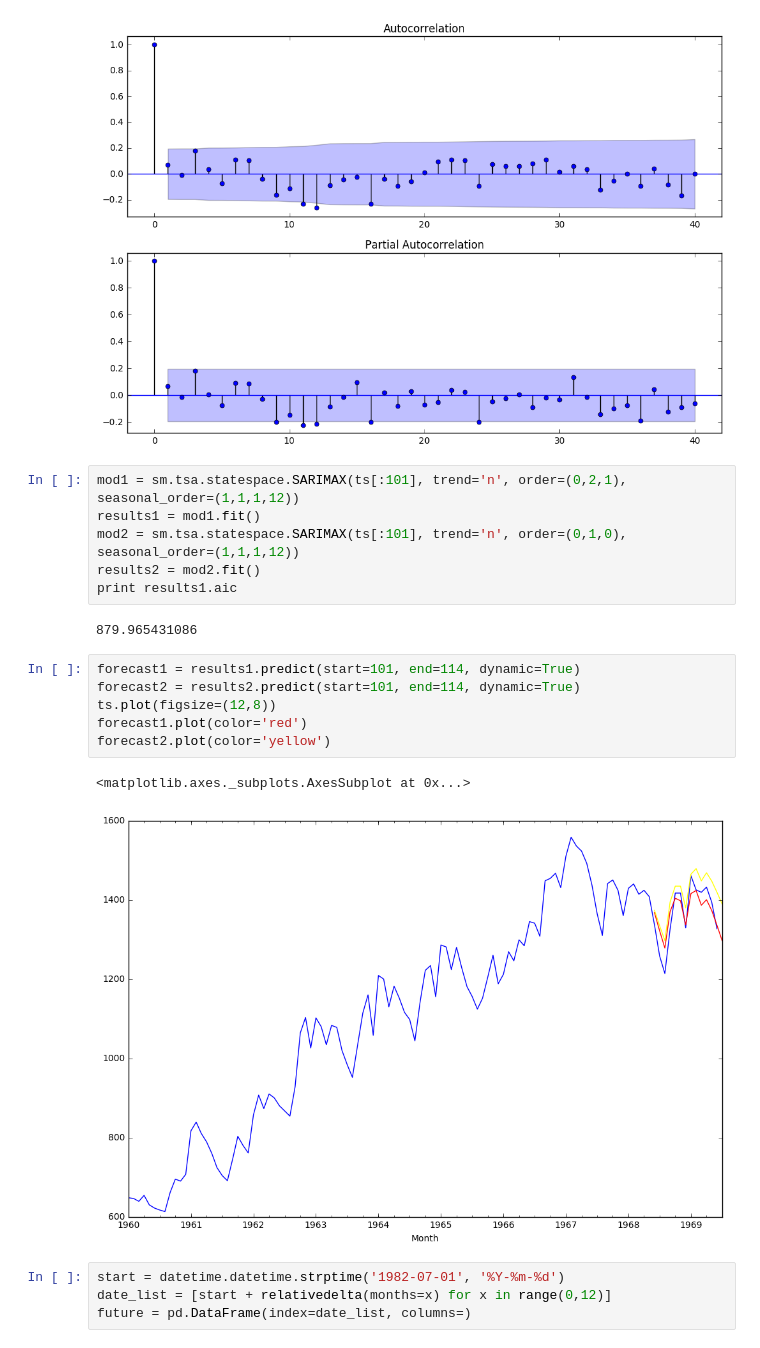
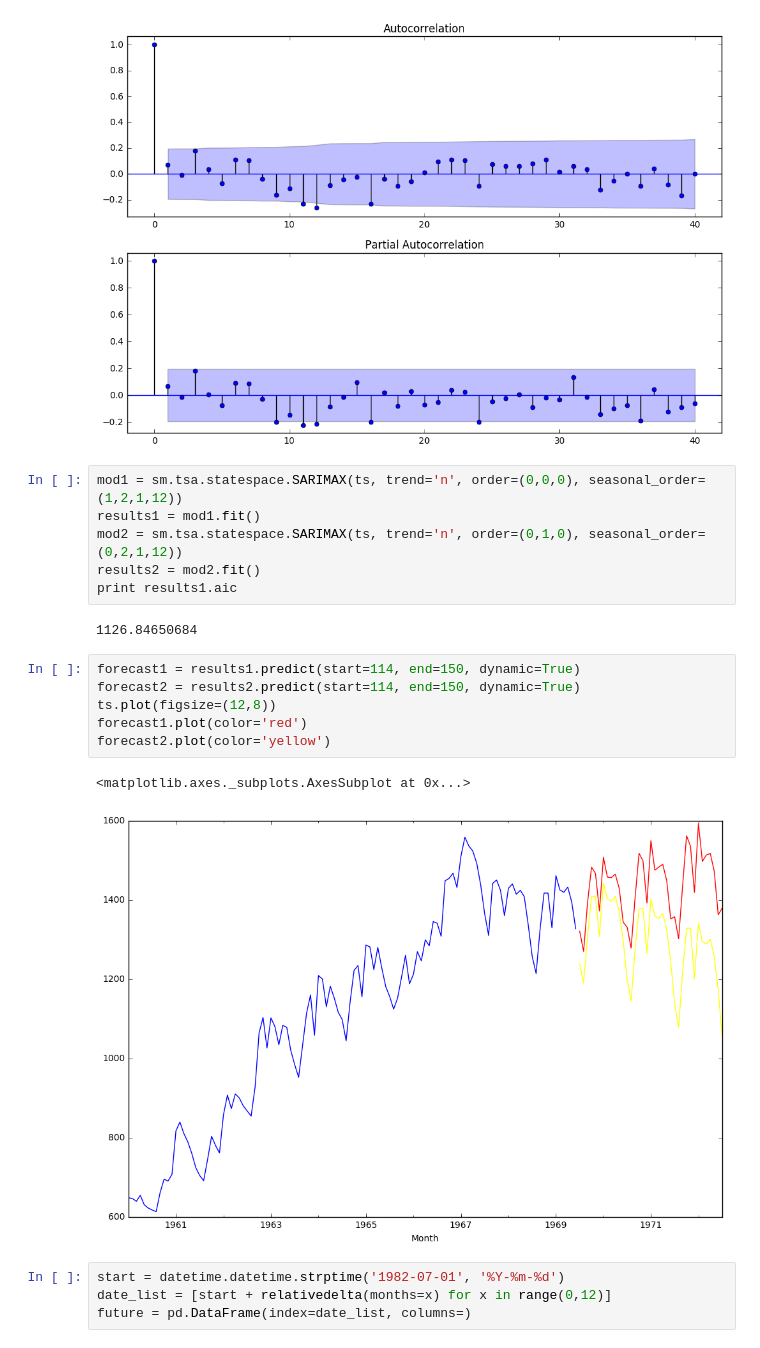
Before and after one commit to WillySchu/pyDataMining, a Jupyter notebook: ARIMA tutorial.ipynb, the cells around one changed output. Saved outputs shown, nothing was run; the diff lists cells and outputs as text.

```diff
--- a/ARIMA tutorial.ipynb
+++ b/ARIMA tutorial.ipynb
@@ -149,22 +149,22 @@ fig = plot_pacf(seasonal_first_diff, lags=40, ax=ax2)
 # %% [output]
 [figure]
 # %%
-mod1 = sm.tsa.statespace.SARIMAX(ts[:101], trend='n', order=(0,2,1), seasonal_order=(1,1,1,12))
+mod1 = sm.tsa.statespace.SARIMAX(ts, trend='n', order=(0,0,0), seasonal_order=(1,2,1,12))
 results1 = mod1.fit()
-mod2 = sm.tsa.statespace.SARIMAX(ts[:101], trend='n', order=(0,1,0), seasonal_order=(1,1,1,12))
+mod2 = sm.tsa.statespace.SARIMAX(ts, trend='n', order=(0,1,0), seasonal_order=(0,2,1,12))
 results2 = mod2.fit()
 print results1.aic
 # %% [output]
-879.965431086
+1126.84650684
 # %%
-forecast1 = results1.predict(start=101, end=114, dynamic=True)
-forecast2 = results2.predict(start=101, end=114, dynamic=True)
+forecast1 = results1.predict(start=114, end=150, dynamic=True)
+forecast2 = results2.predict(start=114, end=150, dynamic=True)
 ts.plot(figsize=(12,8))
 forecast1.plot(color='red')
 forecast2.plot(color='yellow')
 # %% [output]
 <matplotlib.axes._subplots.AxesSubplot at 0x...>
-[figure, old version]
+[figure, new version]
 # %%
 start = datetime.datetime.strptime('1982-07-01', '%Y-%m-%d')
 date_list = [start + relativedelta(months=x) for x in range(0,12)]
```
Also changed, not shown: parts of 7 cells of this notebook.
